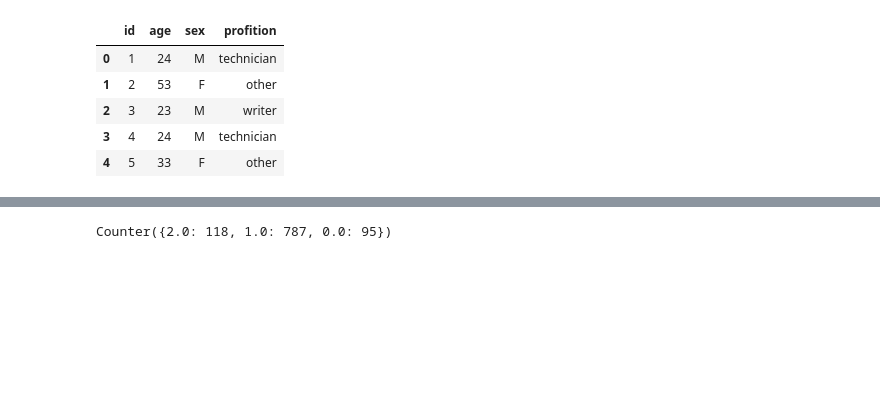
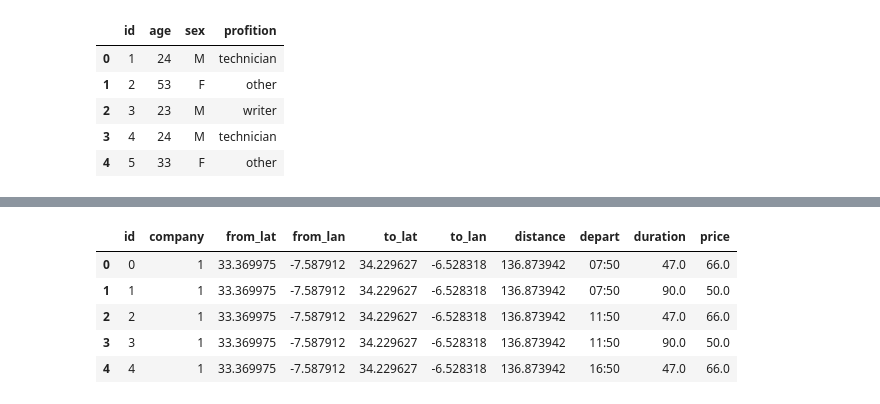
Before and after one commit to manalelidrissi/Systeme-de-recommandation-des-trajets-pour-les-passagers, a Jupyter notebook: Bots/preproc.ipynb, the cells around one changed output, grey strips where cells are left out. Saved outputs shown, nothing was run; the diff lists cells and outputs as text; code cells hidden in the pictures; blank space fills up the shorter version.

```diff
--- a/Bots/preproc.ipynb
+++ b/Bots/preproc.ipynb
@@ -278,7 +287,12 @@ len(hist)
-# %%
-import collections
-mu, sigma = 0.5, 0.2 # mean and standard deviation
-a = np.round(np.random.normal(mu, sigma, 1000) * 2)
-collections.Counter(a)
-# %% [output]
-Counter({2.0: 118, 1.0: 787, 0.0: 95})
+# %%
+trips = pd.read_csv('../datasources/trips.csv',delimiter=';')
+users = pd.read_csv('../datasources/users.csv',delimiter=';')
+history = pd.read_csv('../datasources/history.csv',delimiter=';')
+trips.head()
+# %% [output]
+|  | id | company | from_lat | from_lan | to_lat | to_lan | distance | depart | duration | price |
+| 0 | 0 | 1 | 33.369975 | -7.587912 | 34.229627 | -6.528318 | 136.873942 | 07:50 | 47.0 | 66.0 |
+| 1 | 1 | 1 | 33.369975 | -7.587912 | 34.229627 | -6.528318 | 136.873942 | 07:50 | 90.0 | 50.0 |
+| 2 | 2 | 1 | 33.369975 | -7.587912 | 34.229627 | -6.528318 | 136.873942 | 11:50 | 47.0 | 66.0 |
+| 3 | 3 | 1 | 33.369975 | -7.587912 | 34.229627 | -6.528318 | 136.873942 | 11:50 | 90.0 | 50.0 |
+| 4 | 4 | 1 | 33.369975 | -7.587912 | 34.229627 | -6.528318 | 136.873942 | 16:50 | 47.0 | 66.0 |
```
Also changed, not shown: parts of 32 cells of this notebook, 5 other files.
